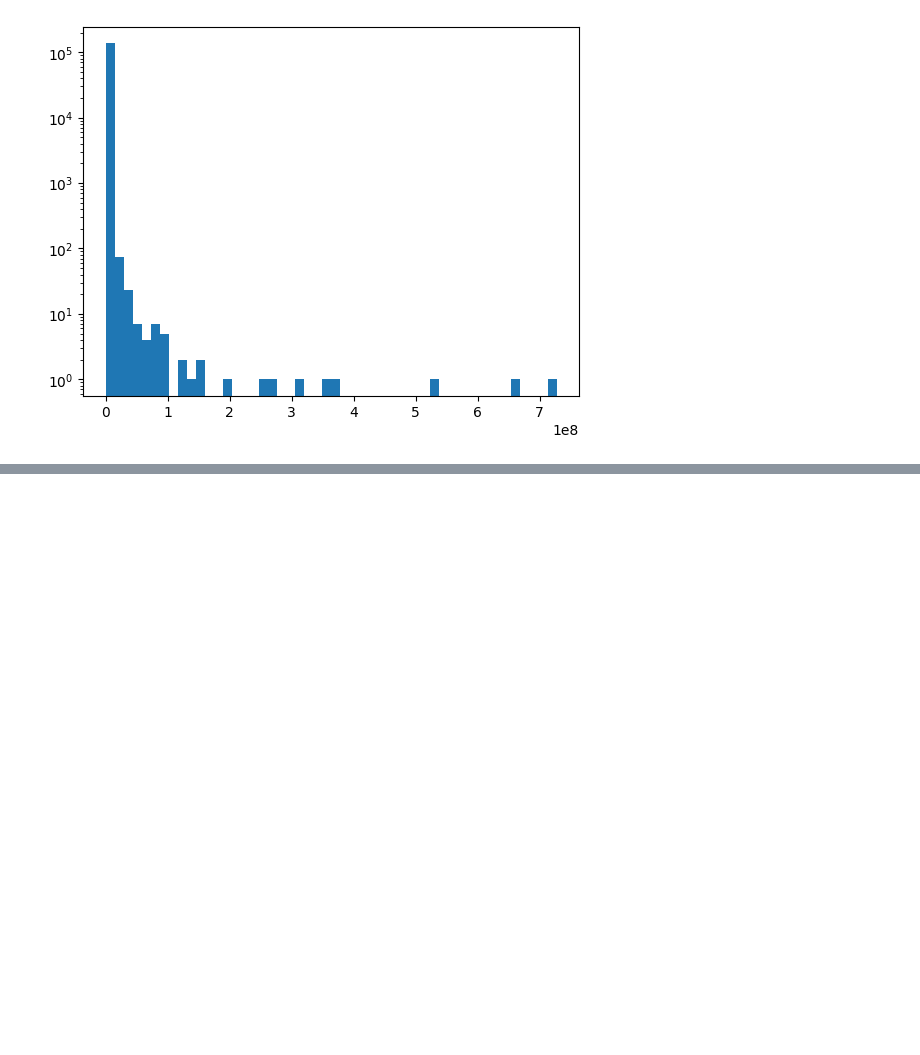
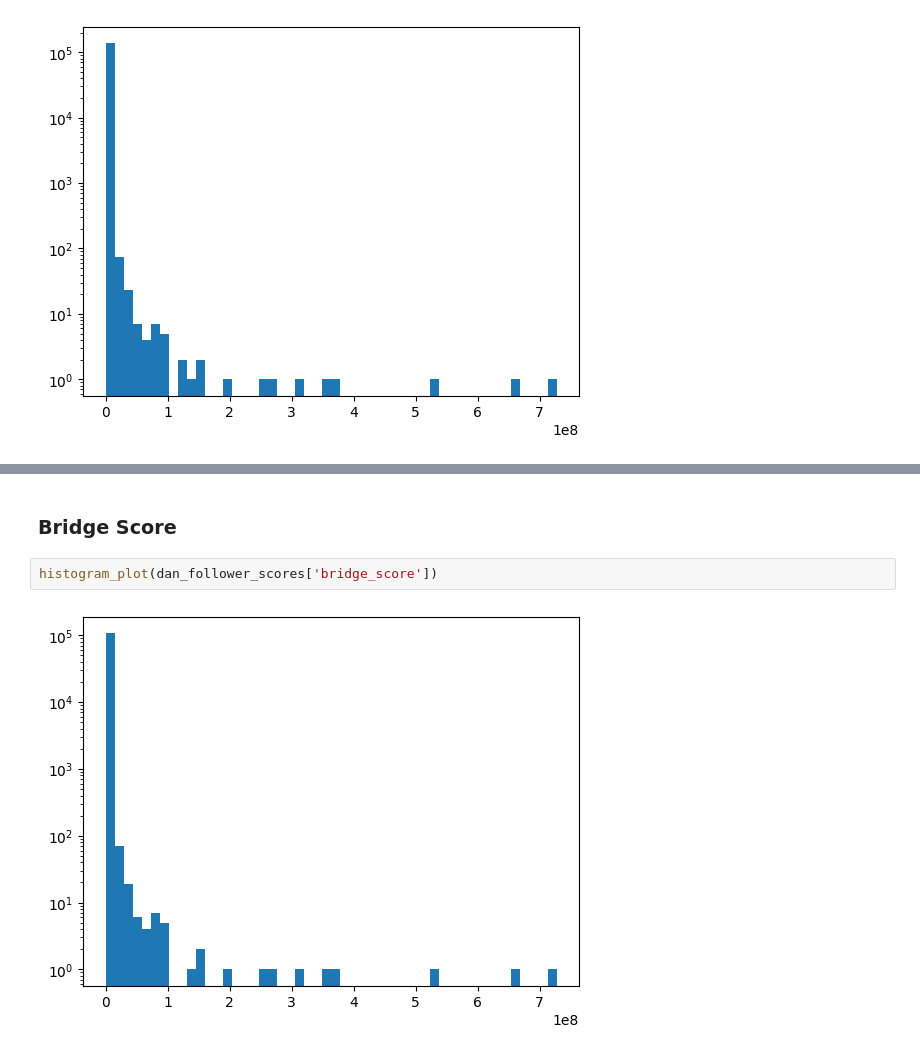
Before and after one commit to jfarid27/neynar-farcaster-graph-analytics, a Jupyter notebook: quotient-fids.ipynb, the cells around one changed output, grey strips where cells are left out. Cells and saved outputs as stored; diff of their text form; blank space fills up the shorter version.

```diff
--- a/quotient-fids.ipynb
+++ b/quotient-fids.ipynb
@@ -44,0 +72,6 @@ histogram_plot(quotient['neynar_score'])
+# %% [markdown]
+### Bridge Score
+# %%
+histogram_plot(dan_follower_scores['bridge_score'])
+# %% [output]
+[figure, added]
```
Also changed, not shown: parts of 13 cells of this notebook, 2 other files.
